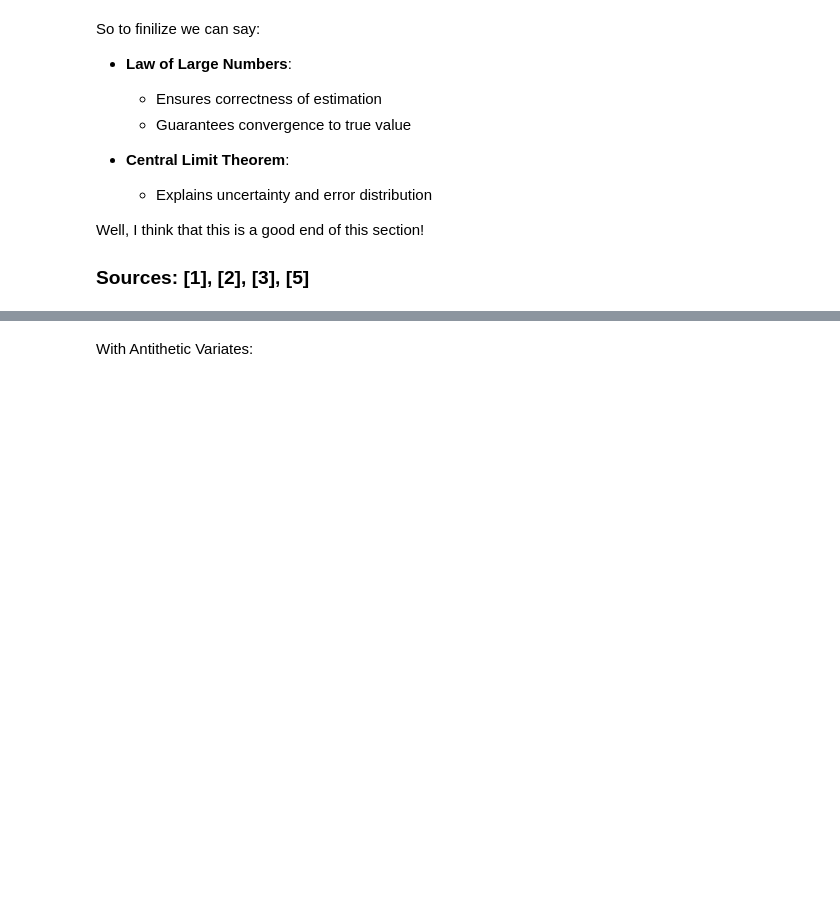
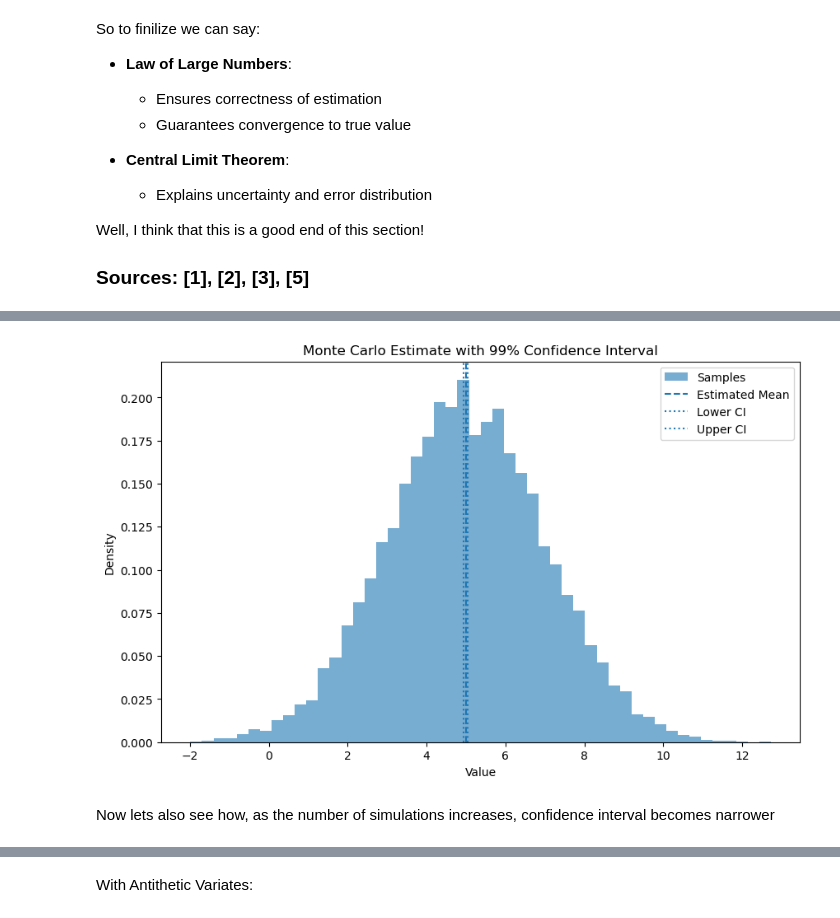
Before and after one commit to kvenov/The_Monte_Carlo_Method, a Jupyter notebook: monte_carlo_scientific_article.ipynb, the cells around one changed output, grey strips where cells are left out. Drawn from its saved outputs; the diff is of its cells as text; code cells hidden in the pictures; blank space fills up the shorter version.

```diff
--- a/monte_carlo_scientific_article.ipynb
+++ b/monte_carlo_scientific_article.ipynb
@@ -1332,0 +1371,25 @@ We can see that:
+# %%
+mu = 5     # The mean
+sigma = 2  # The standard deviation
+N = 10000  # Sample size
+
+# Sample from a normal distribution:
+samples = np.random.normal(mu, sigma, N)
+
+
+# Estimating the mean
+sample_mean = np.mean(samples)
+
+# Estimating the standard deviation (which is equal to sigma)
+sample_std = np.std(samples)
+
+# Standard error of the mean
+standard_error = sample_std / np.sqrt(N)
+
+z = 2.576 # for 99% confidence level
+
+lower_bound = sample_mean - z * standard_error
+upper_bound = sample_mean + z * standard_error
+
+print("Estimate:", sample_mean)
+print(f"95% Confidence Interval: {lower_bound}, {upper_bound}")
@@ -1332,0 +1406,23 @@ We can see that:
+# %%
+plt.figure(figsize=(10,6))
+
+# Plot histogram of samples
+plt.hist(samples, bins=50, density=True, alpha=0.6, label="Samples")
+
+# Plot estimated mean
+plt.axvline(sample_mean, linestyle='--', label="Estimated Mean")
+
+# Plot confidence interval bounds
+plt.axvline(lower_bound, linestyle=':', label="Lower CI")
+plt.axvline(upper_bound, linestyle=':', label="Upper CI")
+
+plt.title("Monte Carlo Estimate with 99% Confidence Interval")
+plt.xlabel("Value")
+plt.ylabel("Density")
+
+plt.legend()
+plt.show()
+# %% [output]
+[figure, added]
+# %% [markdown]
+Now lets also see how, as the number of simulations increases, confidence interval becomes narrower
```
Also changed, not shown: parts of 39 cells of this notebook.
